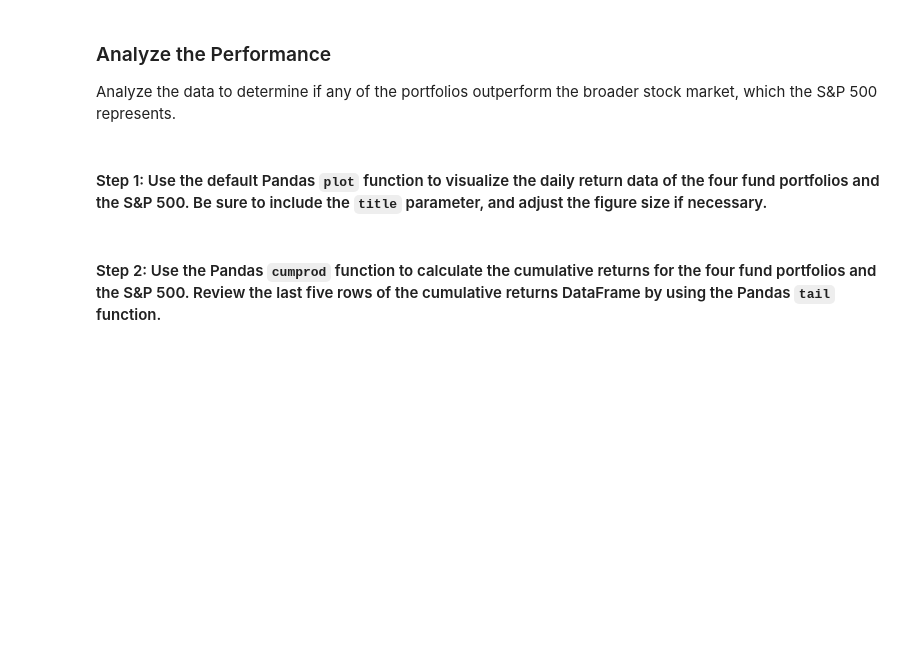
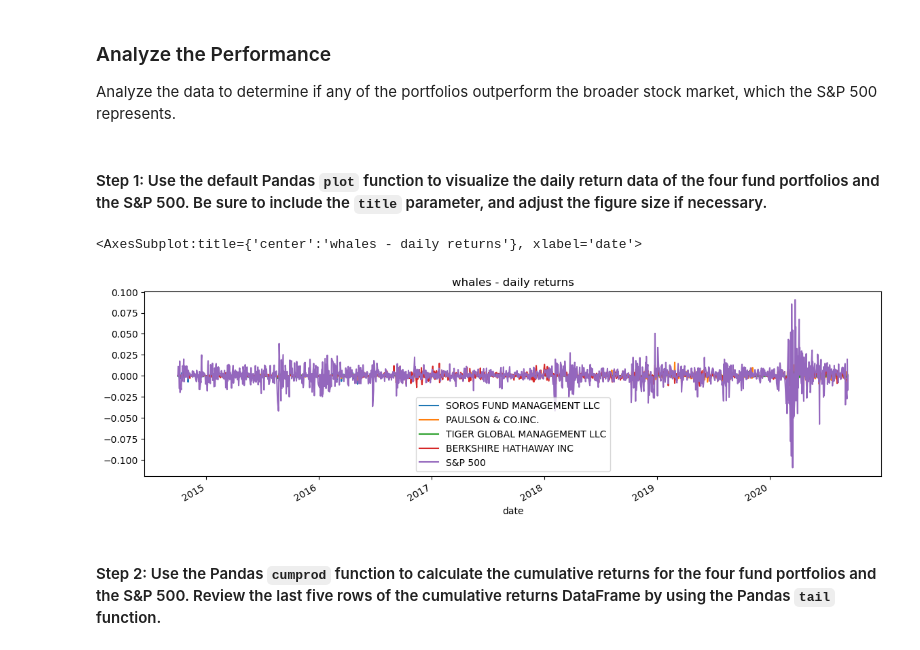
Before and after one commit to mbelld/Module-4-Challenge, a Jupyter notebook: risk_return_analysis.ipynb, the cells around one changed output. Saved outputs shown, nothing was run; the diff lists cells and outputs as text; code cells hidden in the pictures; blank space fills up the shorter version.

```diff
--- a/risk_return_analysis.ipynb
+++ b/risk_return_analysis.ipynb
@@ -108,4 +109,9 @@ from pathlib import Path
 # %%
 # Import the data by reading in the CSV file and setting the DatetimeIndex
 # Review the first 5 rows of the DataFrame
-# YOUR CODE HERE
+whales = pd.read_csv(Path("../Module-4-Challenge/Resources/whale_navs.csv"),
+                     index_col = 'date',
+                     parse_dates = True,
+                     infer_datetime_format = True)
+
+whales.head()
@@ -115,4 +129,5 @@ from pathlib import Path
 # Prepare for the analysis by converting the dataframe of NAVs and prices to daily returns
 # Drop any rows with all missing values
 # Review the first five rows of the daily returns DataFrame.
-# YOUR CODE HERE
+daily_returns = whales.pct_change().dropna()
+daily_returns.head()
@@ -131,7 +152,10 @@ Analyze the data to determine if any of the portfolios outperform the broader st
 # %%
 # Plot the daily return data of the 4 funds and the S&P 500
 # Inclue a title parameter and adjust the figure size
-# YOUR CODE HERE
+daily_returns.plot(figsize=(14,4), title="whales - daily returns")
+# %% [output]
+<AxesSubplot:title={'center':'whales - daily returns'}, xlabel='date'>
+[figure, added]
 # %% [markdown]
 #### Step 2: Use the Pandas `cumprod` function to calculate the cumulative returns for the four fund portfolios and the S&P 500. Review the last five rows of the cumulative returns DataFrame by using the Pandas `tail` function.
 # %%
```
Also changed, not shown: parts of 14 cells of this notebook.
